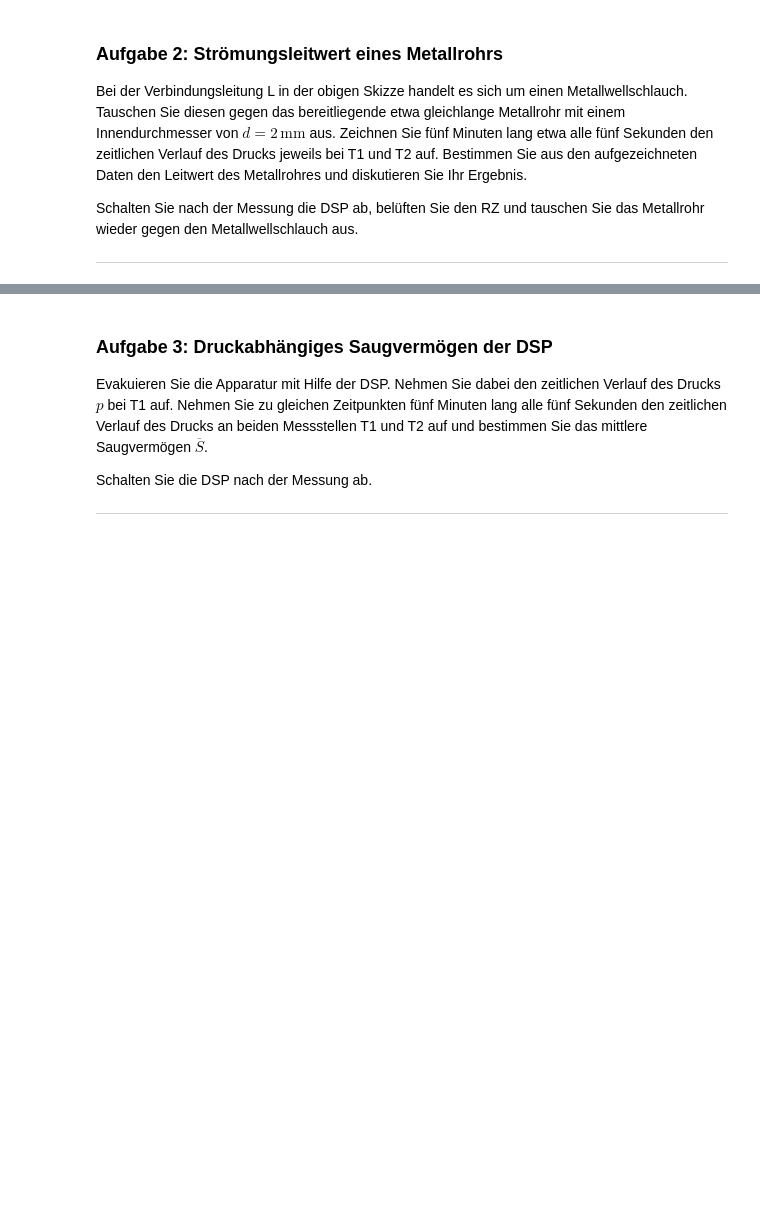
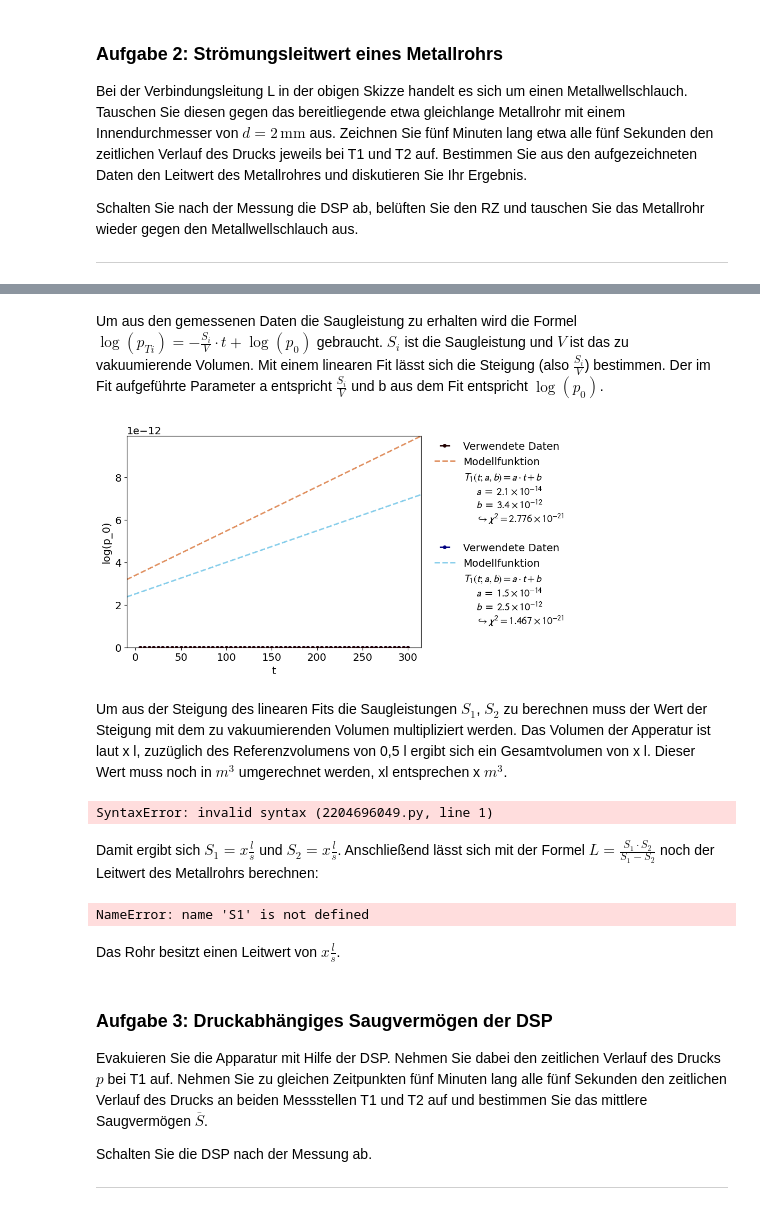
Before and after one commit to thexwon/Praktikum2KlassPhysKIT, a Jupyter notebook: Vakuum/Vakuum.ipynb, the cells around one changed output, grey strips where cells are left out. Saved outputs shown, nothing was run; the diff lists cells and outputs as text; code cells hidden in the pictures; blank space fills up the shorter version.

Commit message:
Vakuum

```diff
--- a/Vakuum/Vakuum.ipynb
+++ b/Vakuum/Vakuum.ipynb
@@ -154,3 +188,63 @@ Um den Leitwert des Metalrohres zu berechnen wird der Druck bei T1 und T2 gemess
+# %% [markdown]
+Um aus den gemessenen Daten die Saugleistung zu erhalten wird die Formel
+$\log(p_{Ti})=-\frac{S_{i}}{V}\cdot t+\log(p_0)$ gebraucht.
+$S_{i}$ ist die Saugleistung und $V$ ist das zu vakuumierende Volumen.
+Mit einem linearen Fit lässt sich die Steigung (also $\frac {S_{i}}{V}$) bestimmen. Der im Fit aufgeführte Parameter a entspricht $\frac {S_{i}}{V}$ und b aus dem Fit entspricht $\log(p_0)$.
+# %%
+xy_data = XYContainer(t,T1)
+b=100
+def linear(x,a,b=100):
+    return a*x + b
+line_fit=Fit(data=xy_data,model_function=linear)
+line_fit.do_fit()
+line_fit.assign_parameter_latex_names(x='t', a='a', b='b')
+line_fit.assign_model_function_latex_name('T_1')
+line_fit.assign_model_function_latex_expression('{a} \\cdot {x} + {b}')
+
+
+line_fit.data_container.label = "Verwendete Daten"
+line_fit.model_label = "Modellfunktion"
+
+line_fit.data_container.axis_labels = ["t", "log(p_0)"]
+
+xy_data = XYContainer(t,T2)
+def linear(x,a,b):
+    return a*x + b
+line_fit2=Fit(data=xy_data,model_function=linear)
+line_fit2.do_fit()
+line_fit2.assign_parameter_latex_names(x='t', a='a', b='b')
+line_fit2.assign_model_function_latex_name('T_1')
+line_fit2.assign_model_function_latex_expression('{a} \\cdot {x} + {b}')
+line_fit2.data_container.label = "Verwendete Daten"
+line_fit2.model_label = "Modellfunktion"
+
+line_fit2.data_container.axis_labels = ["t", "log(p_0)"]
+plot = Plot(fit_objects=[line_fit,line_fit2])
+plot.plot()
+plt.show()
+# %% [output]
+[figure, added]
+# %% [markdown]
+Um aus der Steigung des linearen Fits die Saugleistungen $S_1$, $S_2$ zu berechnen muss der Wert der Steigung mit dem zu vakuumierenden Volumen multipliziert werden. Das Volumen der Apperatur ist laut x l, zuzüglich des Referenzvolumens von 0,5 l ergibt sich ein Gesamtvolumen von x l. Dieser Wert muss noch in $m^3$ umgerechnet werden, xl entsprechen x $m^3$.
+# %%
+V=
+a1=
+a2=
+S1=V*a1
+print(S1)
+S2=V*a2
+print(S2)
+# %% [output]
+SyntaxError: invalid syntax (2204696049.py, line 1)
+# %% [markdown]
+Damit ergibt sich $S_1=x \frac{l}{s}$ und $S_2=x \frac{l}{s}$.
+Anschließend lässt sich mit der Formel $L=\frac{S_1\cdot S_2}{S_1-S_2}$ noch der Leitwert des Metallrohrs berechnen:
+# %%
+L=S1*S2/(S1-S2)
+# %% [output]
+NameError: name 'S1' is not defined
+# %% [markdown]
+Das Rohr besitzt einen Leitwert von $x \frac{l}{s}$.
 # %% [markdown]
 ### Aufgabe 3: Druckabhängiges Saugvermögen der DSP
 
```
Also changed, not shown: parts of 17 cells of this notebook, 7 other files.
